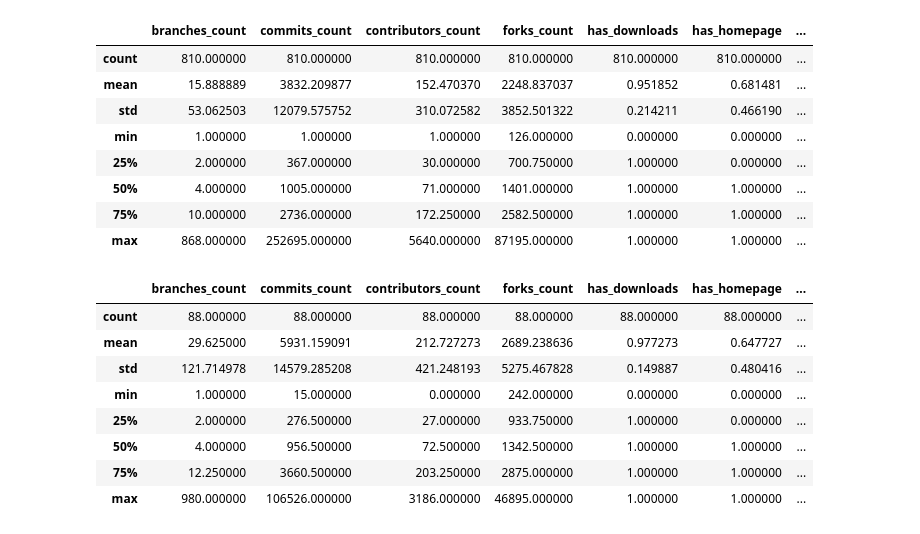
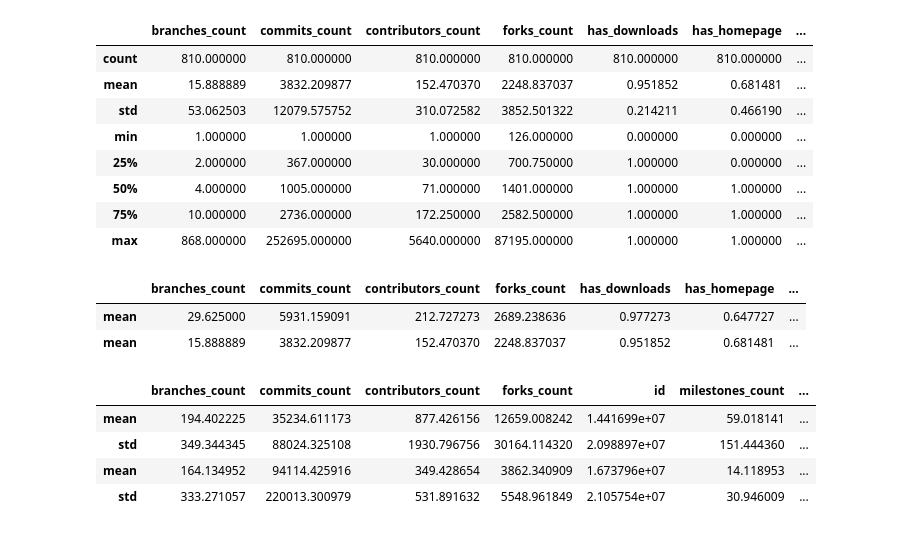
Before and after one commit to him229/star-wars, a Jupyter notebook: analysis.ipynb, the cells around one changed output. Drawn from its saved outputs; the diff is of its cells as text; code cells hidden in the pictures.

Commit message:
merged_func

```diff
--- a/analysis.ipynb
+++ b/analysis.ipynb
@@ -190,15 +203,30 @@ legit_df.describe()
 | 50% | 4.000000 | 1005.000000 | 71.000000 | 1401.000000 | 1.000000 | 1.000000 | ... |
 | 75% | 10.000000 | 2736.000000 | 172.250000 | 2582.500000 | 1.000000 | 1.000000 | ... |
 | max | 868.000000 | 252695.000000 | 5640.000000 | 87195.000000 | 1.000000 | 1.000000 | ... |
-# %%
-no_legit_df.describe()
-# %% [output]
-|  | branches_count | commits_count | contributors_count | forks_count | has_downloads | has_homepage | ... |
-| count | 88.000000 | 88.000000 | 88.000000 | 88.000000 | 88.000000 | 88.000000 | ... |
-| mean | 29.625000 | 5931.159091 | 212.727273 | 2689.238636 | 0.977273 | 0.647727 | ... |
-| std | 121.714978 | 14579.285208 | 421.248193 | 5275.467828 | 0.149887 | 0.480416 | ... |
-| min | 1.000000 | 15.000000 | 0.000000 | 242.000000 | 0.000000 | 0.000000 | ... |
-| 25% | 2.000000 | 276.500000 | 27.000000 | 933.750000 | 1.000000 | 0.000000 | ... |
-| 50% | 4.000000 | 956.500000 | 72.500000 | 1342.500000 | 1.000000 | 1.000000 | ... |
-| 75% | 12.250000 | 3660.500000 | 203.250000 | 2875.000000 | 1.000000 | 1.000000 | ... |
-| max | 980.000000 | 106526.000000 | 3186.000000 | 46895.000000 | 1.000000 | 1.000000 | ... |
+# %%
+def merge_describe_df(df1, df2, row_list):
+    ddf1 = df1.describe()
+    mean_df1_row = ddf1.iloc[row_list] # extracts the rows listed in the list
+    ddf2 = df2.describe()
+    mean_df2_row = ddf2.iloc[row_list]
+    mean_df = mean_df1_row.append(mean_df2_row)
+    return mean_df
+
+merge_describe_df(no_legit_df, legit_df, [1]) # 1 for mean, 2 for std ....
+# %% [output]
+|  | branches_count | commits_count | contributors_count | forks_count | has_downloads | has_homepage | ... |
+| mean | 29.625000 | 5931.159091 | 212.727273 | 2689.238636 | 0.977273 | 0.647727 | ... |
+| mean | 15.888889 | 3832.209877 | 152.470370 | 2248.837037 | 0.951852 | 0.681481 | ... |
+# %%
+def has_lang(lang_name):
+    df['has_' + lang_name] = df['languages'].apply(lambda a: lang_name in a)
+    lang_df = df[df['has_' + lang_name]]
+    return lang_df.describe()
+
+merge_describe_df(has_lang('HTML'), has_lang('C++'), [1,2])
+# %% [output]
+|  | branches_count | commits_count | contributors_count | forks_count | id | milestones_count | ... |
+| mean | 194.402225 | 35234.611173 | 877.426156 | 12659.008242 | 1.441699e+07 | 59.018141 | ... |
+| std | 349.344345 | 88024.325108 | 1930.796756 | 30164.114320 | 2.098897e+07 | 151.444360 | ... |
+| mean | 164.134952 | 94114.425916 | 349.428654 | 3862.340909 | 1.673796e+07 | 14.118953 | ... |
+| std | 333.271057 | 220013.300979 | 531.891632 | 5548.961849 | 2.105754e+07 | 30.946009 | ... |
```
Also changed, not shown: parts of 7 cells of this notebook, 2 other files.
